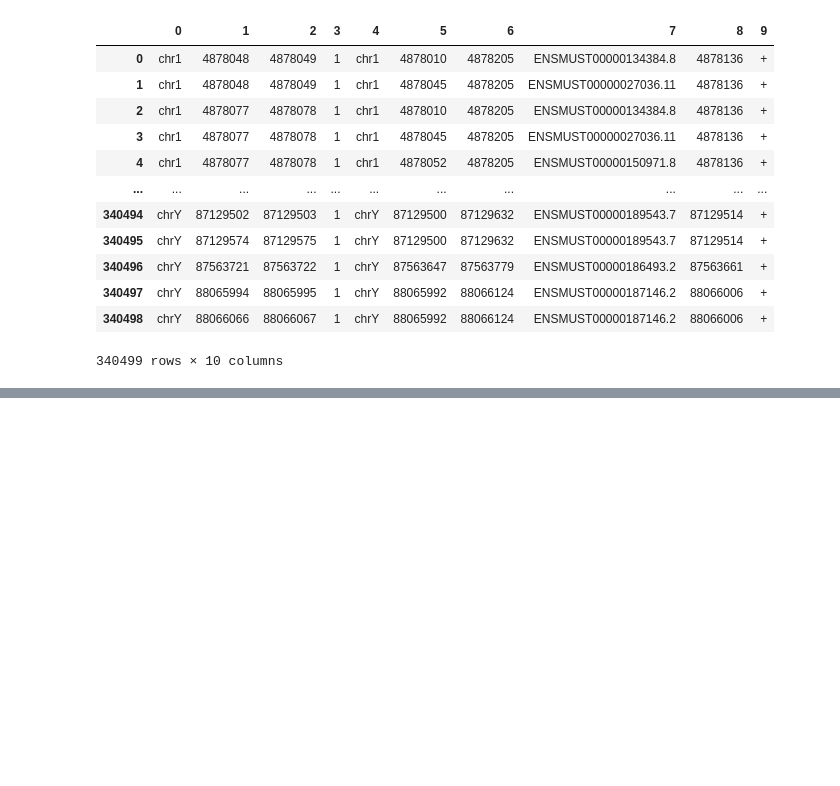
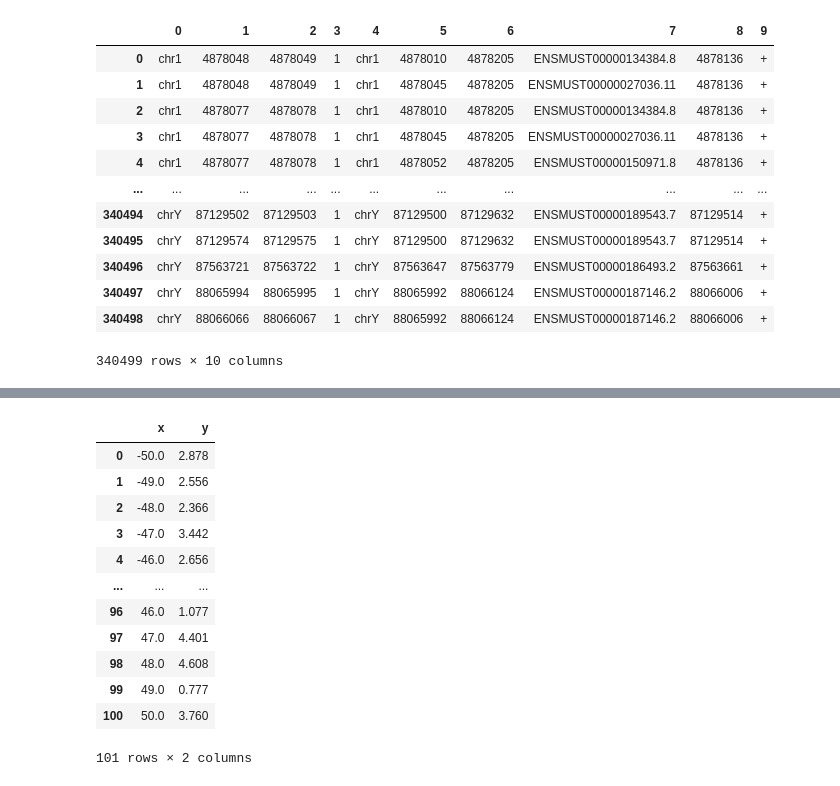
Before and after one commit to eugenebang/BnP1_termp, a Jupyter notebook: TermProj2.ipynb, the cells around one changed output, grey strips where cells are left out. Cells and saved outputs as stored; diff of their text form; code cells hidden in the pictures; blank space fills up the shorter version.

```diff
--- a/TermProj2.ipynb
+++ b/TermProj2.ipynb
@@ -233,0 +261,23 @@ df = pd.read_csv('fivepcounts-filtered-RPF-siLuc.txt', delimiter='\t', header=No
+# %%
+result = []
+
+for i in range(-50,51):
+    result.append(df[df['relative_pos']==i]['read_cnt'].sum()/1000)
+
+result = pd.DataFrame([range(-50,51), result]).T
+result.columns = ['x','y']
+result
+# %% [output]
+|  | x | y |
+| 0 | -50.0 | 2.878 |
+| 1 | -49.0 | 2.556 |
+| 2 | -48.0 | 2.366 |
+| 3 | -47.0 | 3.442 |
+| 4 | -46.0 | 2.656 |
+| ... | ... | ... |
+| 96 | 46.0 | 1.077 |
+| 97 | 47.0 | 4.401 |
+| 98 | 48.0 | 4.608 |
+| 99 | 49.0 | 0.777 |
+| 100 | 50.0 | 3.760 |
+101 rows × 2 columns
```
Also changed, not shown: parts of 6 cells of this notebook, 4 other files.
